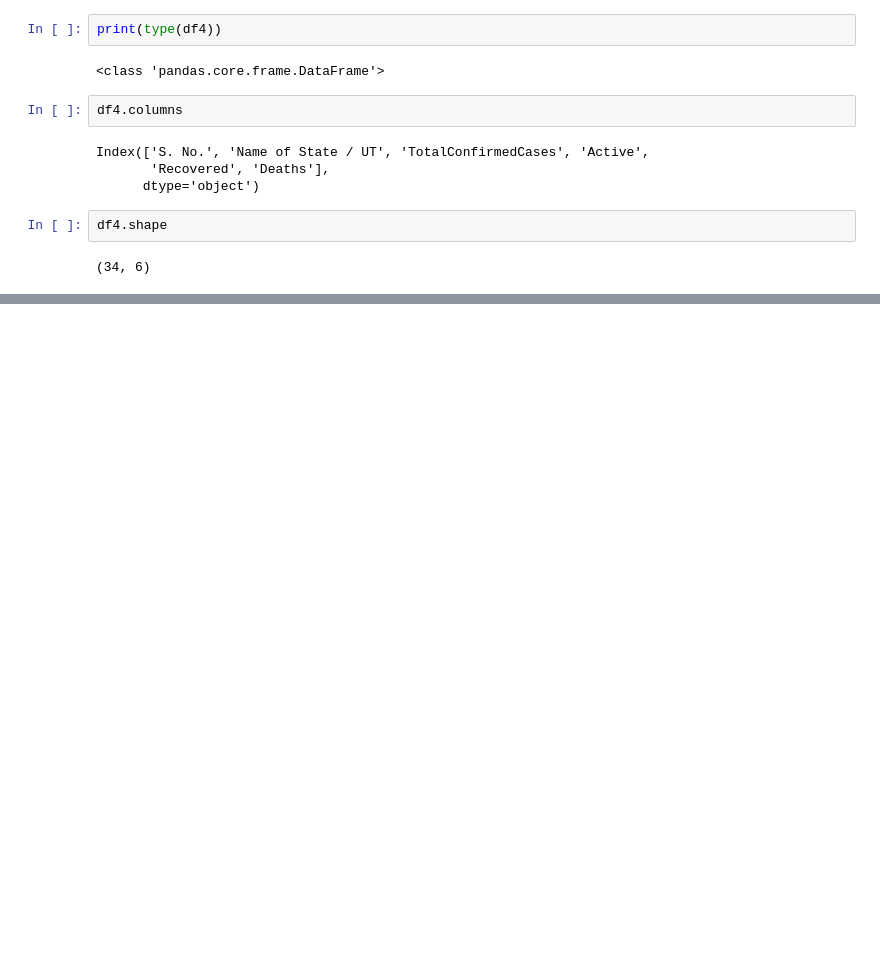
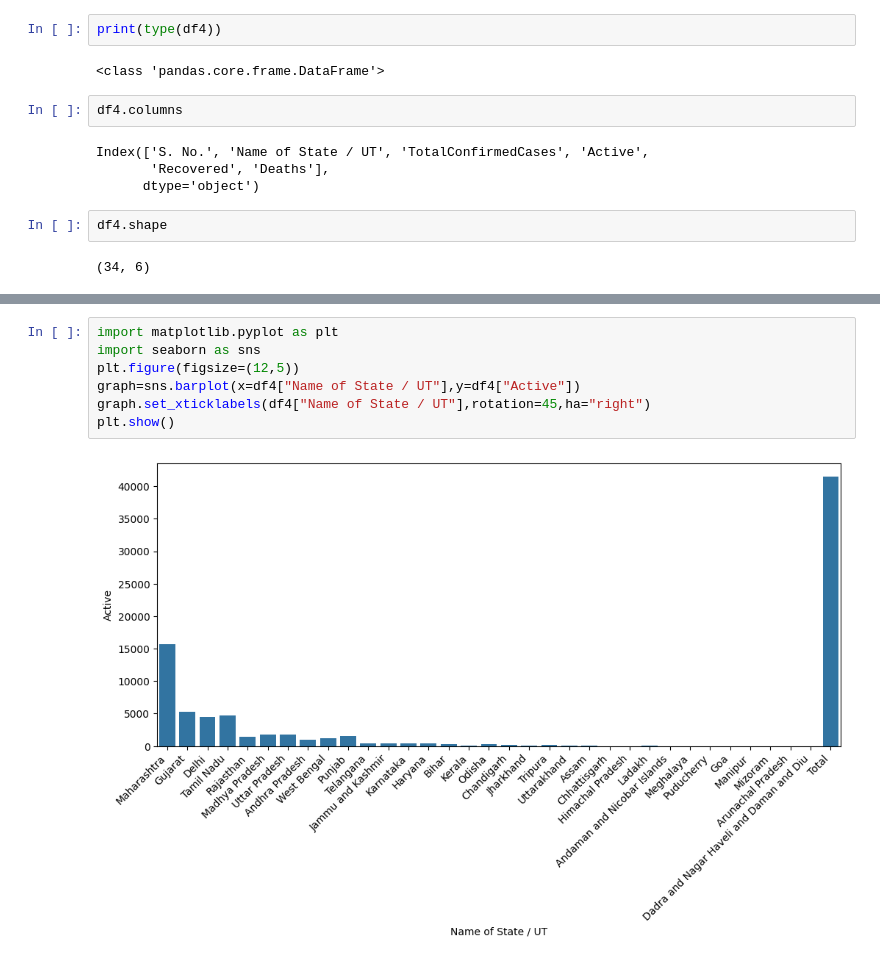
Before and after one commit to ompatel420/ML-Practicals, a Jupyter notebook: ML_P1.ipynb, the cells around one changed output, grey strips where cells are left out. Cells and saved outputs as stored; diff of their text form; blank space fills up the shorter version.

```diff
--- a/ML_P1.ipynb
+++ b/ML_P1.ipynb
@@ -166,0 +313,9 @@ df4.sample(2)
+# %%
+import matplotlib.pyplot as plt
+import seaborn as sns
+plt.figure(figsize=(12,5))
+graph=sns.barplot(x=df4["Name of State / UT"],y=df4["Active"])
+graph.set_xticklabels(df4["Name of State / UT"],rotation=45,ha="right")
+plt.show()
+# %% [output]
+[figure, added]
```
Also changed, not shown: parts of 15 cells of this notebook.
